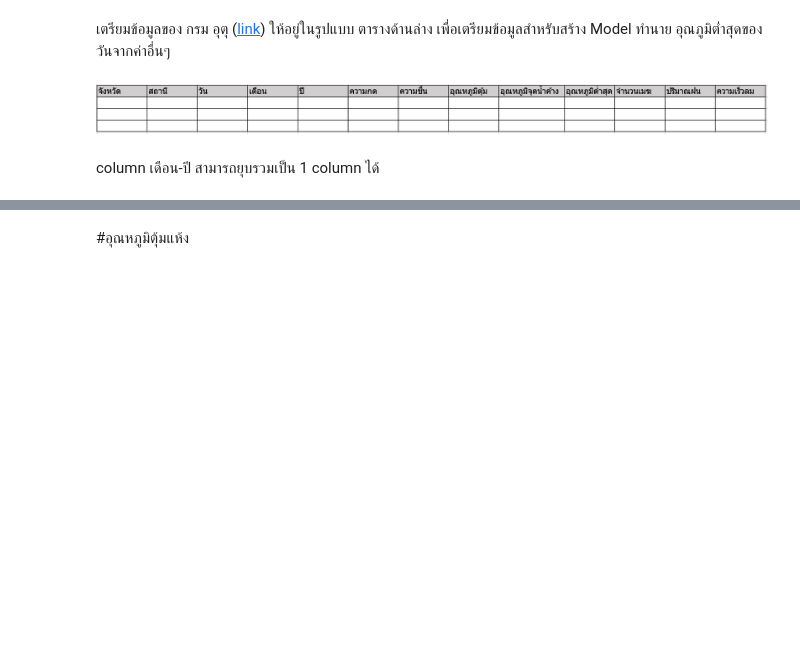
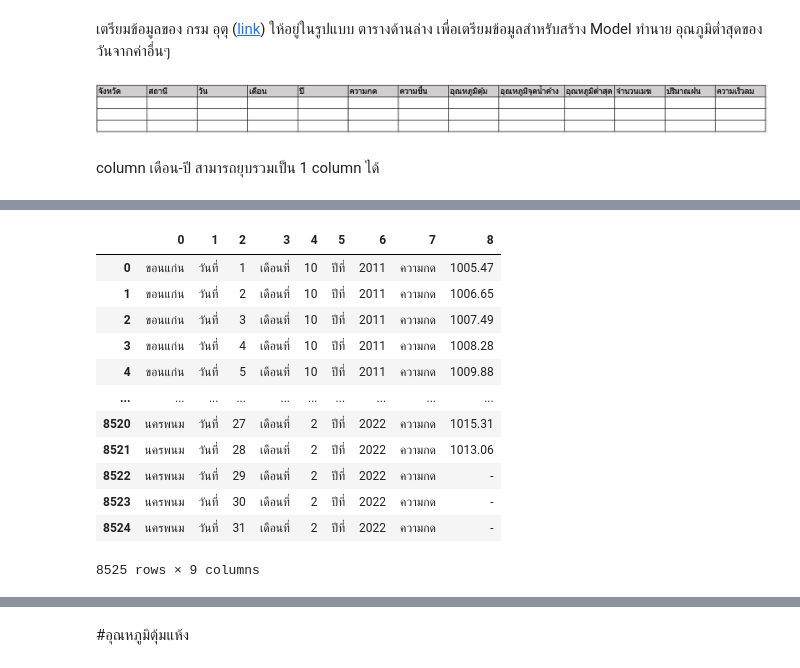
Before and after one commit to Aomaphisara/bsc_dpdm22, a Jupyter notebook: Quiz_Group_5_20_of_Midterm.ipynb, the cells around one changed output, grey strips where cells are left out. Drawn from its saved outputs; the diff is of its cells as text; code cells hidden in the pictures; blank space fills up the shorter version.

```diff
--- a/Quiz_Group_5_20_of_Midterm.ipynb
+++ b/Quiz_Group_5_20_of_Midterm.ipynb
@@ -22,0 +173,5 @@ Drive already mounted at /content/drive; to attempt to forcibly remount, call dr
+# %%
+pressure = [press_kk,press_np,press_l,press_sk,press_nk] #ความกดอากาศ
+# %%
+allpress = pd.concat(pressure)
+allpress.head()
@@ -22,0 +195,5 @@ Drive already mounted at /content/drive; to attempt to forcibly remount, call dr
+# %%
+allpress['เดือน'] = allpress['เดือน/ปี'].dt.month #การแยกเดือนปี
+allpress['ปี'] = allpress['เดือน/ปี'].dt.year
+del allpress['เดือน/ปี'] #ลบคอมลัมบ์ เดือน/ปี
+allpress.head()
@@ -22,0 +208,6 @@ Drive already mounted at /content/drive; to attempt to forcibly remount, call dr
+# %%
+p = list()
+for index, row in allpress.iterrows():
+  for i in range(1,32):
+         print(f'วันที่ ',i,'เดือนที่ ',row['เดือน'],' ปีที่ ', row['ปี'],'ความกด -> ',row[i],row['จังหวัด'])
+         p.append([row['จังหวัด'],'วันที่ ',i,'เดือนที่ ',row['เดือน'],' ปีที่ ', row['ปี'],'ความกด',row[i]])
@@ -22,0 +232,17 @@ Drive already mounted at /content/drive; to attempt to forcibly remount, call dr
+# %%
+pp = pd.DataFrame(p)
+pp
+# %% [output]
+|  | 0 | 1 | 2 | 3 | 4 | 5 | 6 | 7 | 8 |
+| 0 | ขอนแก่น | วันที่ | 1 | เดือนที่ | 10 | ปีที่ | 2011 | ความกด | 1005.47 |
+| 1 | ขอนแก่น | วันที่ | 2 | เดือนที่ | 10 | ปีที่ | 2011 | ความกด | 1006.65 |
+| 2 | ขอนแก่น | วันที่ | 3 | เดือนที่ | 10 | ปีที่ | 2011 | ความกด | 1007.49 |
+| 3 | ขอนแก่น | วันที่ | 4 | เดือนที่ | 10 | ปีที่ | 2011 | ความกด | 1008.28 |
+| 4 | ขอนแก่น | วันที่ | 5 | เดือนที่ | 10 | ปีที่ | 2011 | ความกด | 1009.88 |
+| ... | ... | ... | ... | ... | ... | ... | ... | ... | ... |
+| 8520 | นครพนม | วันที่ | 27 | เดือนที่ | 2 | ปีที่ | 2022 | ความกด | 1015.31 |
+| 8521 | นครพนม | วันที่ | 28 | เดือนที่ | 2 | ปีที่ | 2022 | ความกด | 1013.06 |
+| 8522 | นครพนม | วันที่ | 29 | เดือนที่ | 2 | ปีที่ | 2022 | ความกด | - |
+| 8523 | นครพนม | วันที่ | 30 | เดือนที่ | 2 | ปีที่ | 2022 | ความกด | - |
+| 8524 | นครพนม | วันที่ | 31 | เดือนที่ | 2 | ปีที่ | 2022 | ความกด | - |
+8525 rows × 9 columns
```
Also changed, not shown: parts of 184 cells of this notebook.
